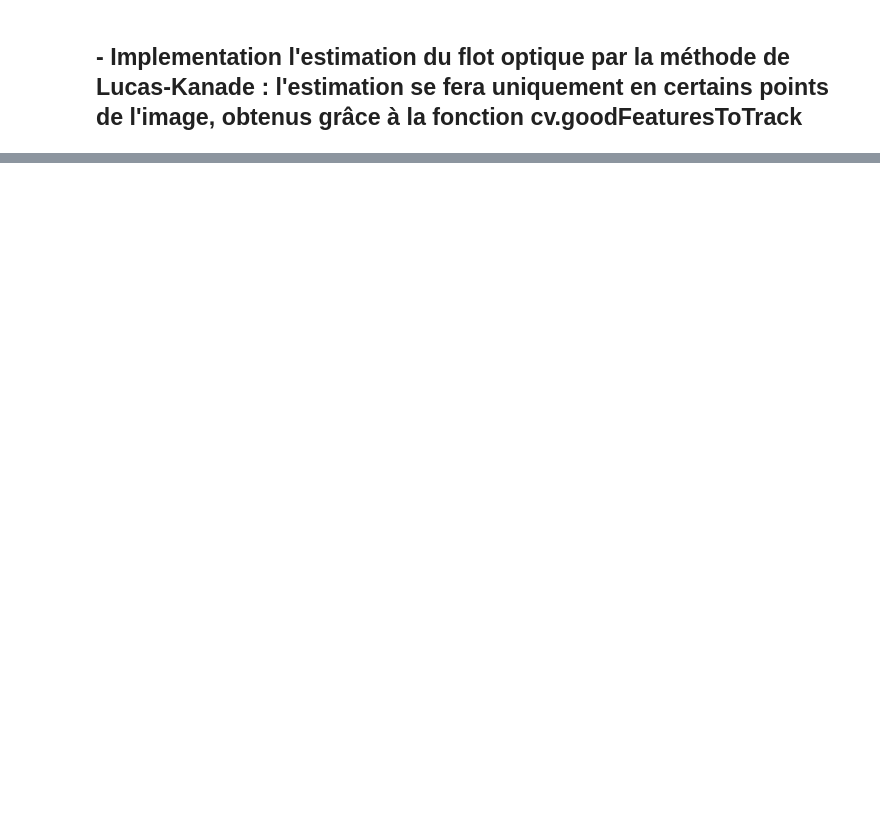
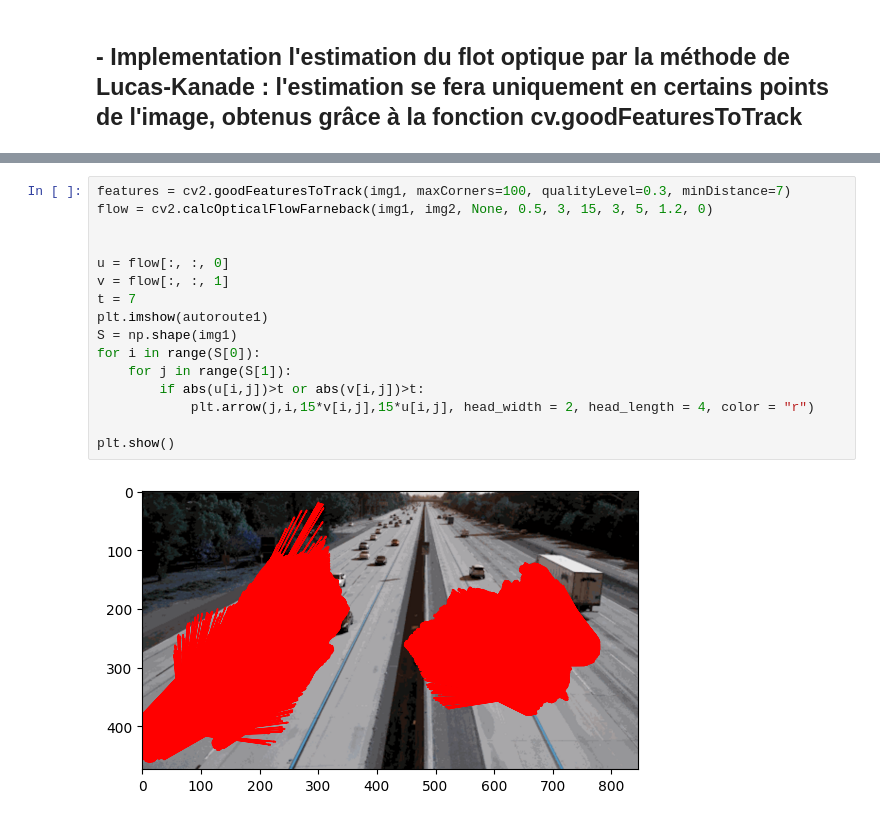
Before and after one commit to ba-talibe/TP_Image_Processing, a Jupyter notebook: estimation_mouvemebt.ipynb, the cells around one changed output, grey strips where cells are left out. Drawn from its saved outputs; the diff is of its cells as text; blank space fills up the shorter version.

```diff
--- a/estimation_mouvemebt.ipynb
+++ b/estimation_mouvemebt.ipynb
@@ -42,0 +127,18 @@ array([2, 5])
+# %%
+features = cv2.goodFeaturesToTrack(img1, maxCorners=100, qualityLevel=0.3, minDistance=7)
+flow = cv2.calcOpticalFlowFarneback(img1, img2, None, 0.5, 3, 15, 3, 5, 1.2, 0)
+
+
+u = flow[:, :, 0]
+v = flow[:, :, 1]
+t = 7
+plt.imshow(autoroute1)
+S = np.shape(img1)
+for i in range(S[0]):
+    for j in range(S[1]):
+        if abs(u[i,j])>t or abs(v[i,j])>t:
+            plt.arrow(j,i,15*v[i,j],15*u[i,j], head_width = 2, head_length = 4, color = "r")
+
+plt.show()
+# %% [output]
+[figure, added]
```
Also changed, not shown: parts of 8 cells of this notebook.
